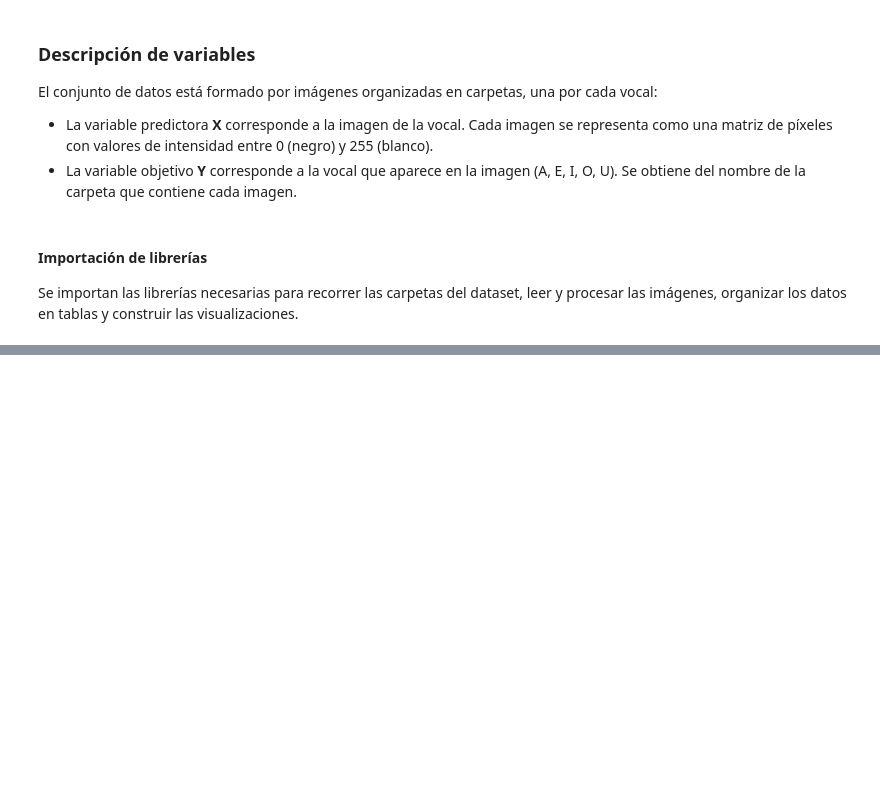
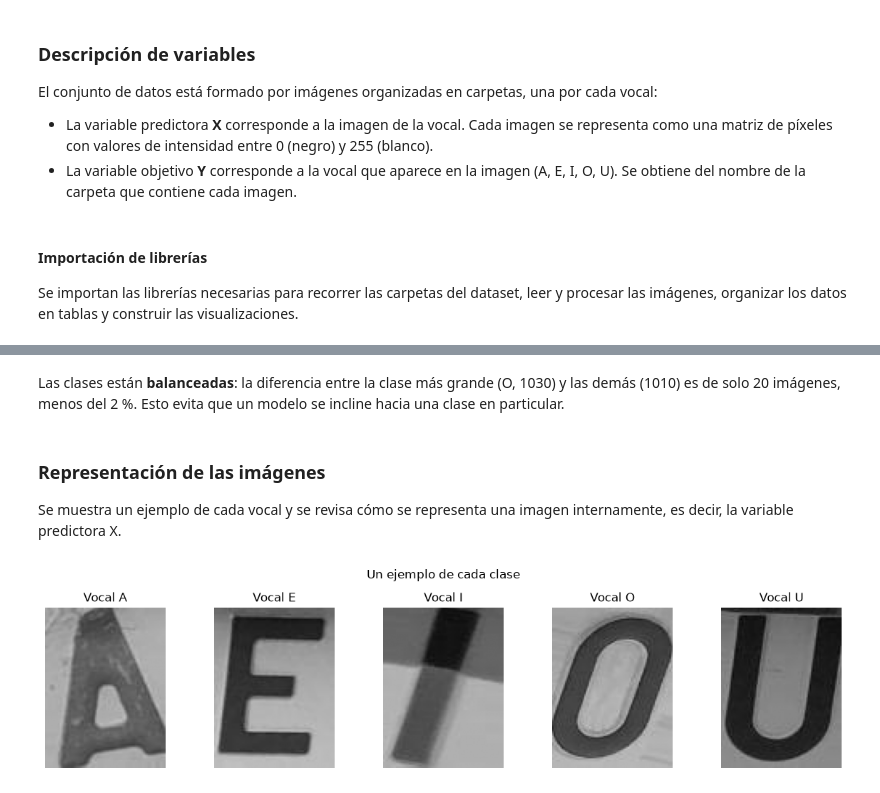
Before and after one commit to Proyect-MachineLearning-Supervised/Machine-Learning-Vowels, a Jupyter notebook: vowels.ipynb, the cells around one changed output, grey strips where cells are left out. Saved outputs shown, nothing was run; the diff lists cells and outputs as text; code cells hidden in the pictures; blank space fills up the shorter version.

```diff
--- a/vowels.ipynb
+++ b/vowels.ipynb
@@ -47,0 +152,19 @@ ModuleNotFoundError: No module named 'numpy'
+# %% [markdown]
+Las clases están **balanceadas**: la diferencia entre la clase más grande (O, 1030) y las demás (1010) es de solo 20 imágenes, menos del 2 %. Esto evita que un modelo se incline hacia una clase en particular.
+# %% [markdown]
+### Representación de las imágenes
+
+Se muestra un ejemplo de cada vocal y se revisa cómo se representa una imagen internamente, es decir, la variable predictora X.
+# %%
+fig, axes = plt.subplots(1, len(carpetas), figsize=(12, 3))
+for ax, carpeta in zip(axes, sorted(carpetas, key=lambda c: nombre_vocal[c])):
+    primer_archivo = sorted(os.listdir(os.path.join(RUTA, carpeta)))[0]
+    img = ski.io.imread(os.path.join(RUTA, carpeta, primer_archivo))
+    ax.imshow(img, cmap="gray", vmin=0, vmax=255)
+    ax.set_title(f"Vocal {nombre_vocal[carpeta]}")
+    ax.axis("off")
+plt.suptitle("Un ejemplo de cada clase")
+plt.tight_layout()
+plt.show()
+# %% [output]
+[figure, added]
```
Also changed, not shown: parts of 14 cells of this notebook.
